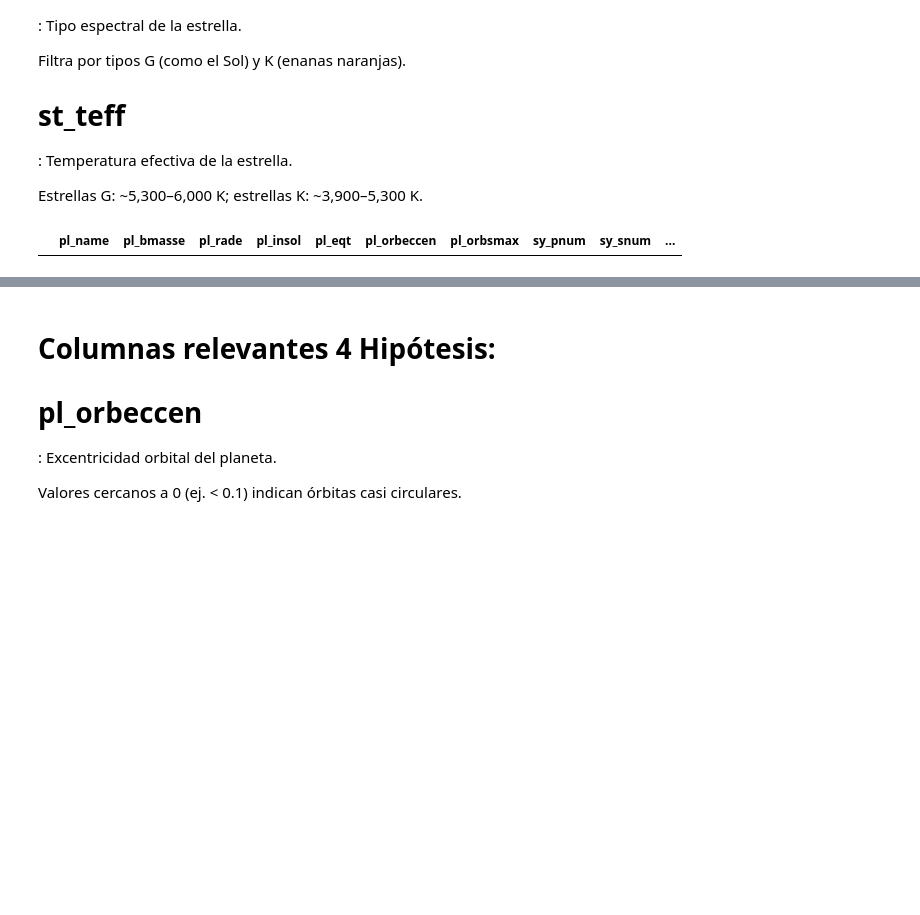
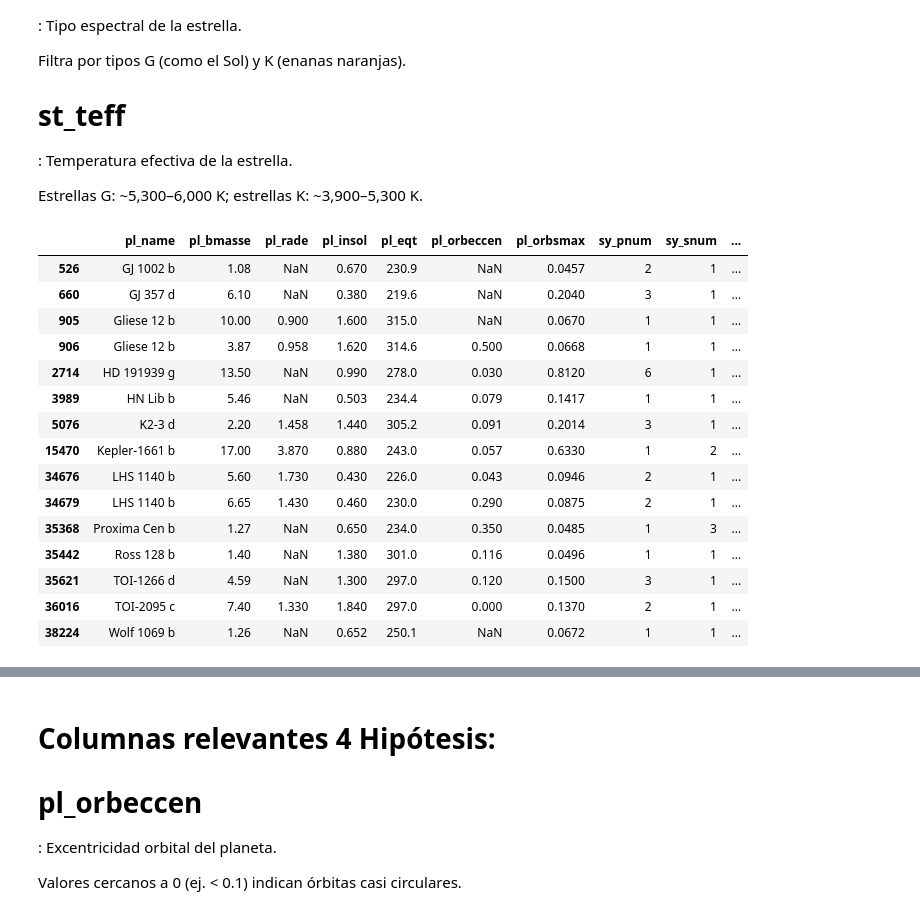
Before and after one commit to ana-macias/EDA-Astronomia, a Jupyter notebook: Notebooks/EDA.ipynb, the cells around one changed output, grey strips where cells are left out. Drawn from its saved outputs; the diff is of its cells as text; code cells hidden in the pictures; blank space fills up the shorter version.

```diff
--- a/Notebooks/EDA.ipynb
+++ b/Notebooks/EDA.ipynb
@@ -97,4 +169,5 @@ memory usage: 27.0+ MB
 # %%
+# SIN AGRUPAR POR NOMBRE DE PLANETAS
 columnas_a_conservar = [
     'pl_name',        # nombre del planeta
     'pl_bmasse',      # masa terrestre
@@ -106,7 +179,8 @@ columnas_a_conservar = [
     'sy_pnum',        # número de planetas en el sistema
     'sy_snum',
     'st_spectype',    # tipo espectral de la estrella
-    'st_teff'         # temperatura de la estrella
+    'st_teff',        # temperatura de la estrella
+    'discoverymethod'
 ]
 df_hipotesis = data[columnas_a_conservar]
 # %%
@@ -166,7 +264,7 @@ Ayuda a determinar la zona habitable de la estrella.
 Combinado con st_teff, permite calcular la zona habitable.
 # %%
 # Filtrar filas sin valores nulos en las columnas clave
-cols_necesarias = ["pl_insol", "pl_bmasse", "pl_eqt",'st_spectype']
+cols_necesarias = ["pl_insol", "pl_bmasse", "pl_eqt",'st_spectype', 'discoverymethod']
 df = df_hipotesis.dropna(subset=cols_necesarias)
 
 print (df[cols_necesarias].dtypes)
@@ -219,0 +348,22 @@ candidatos_vida_seleccion
+# %%
+# Crear columna si está en zona habitable
+df['en_habitable'] = df['pl_insol'].between(0.35, 2)
+
+# Filtrar masas entre 0.8 y 10
+df_rango = df[(df['pl_bmasse'].notna()) & (df['pl_bmasse'] >= 0.8) & (df['pl_bmasse'] <= 10)].copy()
+
+# Definir rangos de masa dentro de ese intervalo
+bins = [0.8, 2, 4, 6, 8, 10]
+labels = ['0.8–2', '2–4', '4–6', '6–8', '8–10']
+df_rango['masa_rango'] = pd.cut(df_rango['pl_bmasse'], bins=bins, labels=labels, include_lowest=True)
+
+# Agrupar y contar
+conteo = df_rango.groupby(['masa_rango', 'en_habitable']).size().unstack(fill_value=0)
+
+# Graficar
+conteo.plot(kind='bar', figsize=(10, 6), color=['salmon', 'mediumseagreen'])
+plt.title('Planetas por rango de masa (0.8–10) y zona habitable')
+plt.xlabel('Rango de masa (masas terrestres)')
+plt.ylabel('Cantidad de planetas')
+plt.legend(title='En zona habitable', labels=['No', 'Sí'])
+plt.xticks(rotation=0);
@@ -251,20 +463,35 @@ Filtra por tipos G (como el Sol) y K (enanas naranjas).
 
 Estrellas G: ~5,300–6,000 K; estrellas K: ~3,900–5,300 K.
 # %%
-df = df.dropna(subset=["pl_bmasse", "pl_eqt", "pl_insol", "st_spectype"]).copy()
+df = df.dropna(subset=["pl_bmasse", "pl_eqt", "pl_insol", "st_spectype","discoverymethod"]).copy()
 df["st_spectype"] = df["st_spectype"].astype(str).str.upper().str.strip()
 
 # Filtrar planetas habitables
 habitables = df[
-    (df["pl_bmasse"] >= 0.5) & (df["pl_bmasse"] <= 10) &
+    (df["pl_bmasse"] >= 0.5) & (df["pl_bmasse"] <= 20) & # Cambio de masa del planeta
     (df["pl_eqt"] >= 200) & (df["pl_eqt"] <= 320) &
     (df["pl_insol"] >= 0.35) & (df["pl_insol"] <= 2)
 ]
 
 # Dividir por tipo espectral
-habitables_GK = habitables[habitables["st_spectype"].str.startswith(("G", "K"))]
-habitables_otras = habitables[~habitables["st_spectype"].str.startswith(("G", "K"))]
+habitables_GK = habitables[habitables["st_spectype"].str.startswith(("G", "K", "M"))]
+habitables_otras = habitables[~habitables["st_spectype"].str.startswith(("G", "K", "M"))]
 
 habitables_GK
 # %% [output]
 |  | pl_name | pl_bmasse | pl_rade | pl_insol | pl_eqt | pl_orbeccen | pl_orbsmax | sy_pnum | sy_snum | ... |
+| 526 | GJ 1002 b | 1.08 | NaN | 0.670 | 230.9 | NaN | 0.0457 | 2 | 1 | ... |
+| 660 | GJ 357 d | 6.10 | NaN | 0.380 | 219.6 | NaN | 0.2040 | 3 | 1 | ... |
+| 905 | Gliese 12 b | 10.00 | 0.900 | 1.600 | 315.0 | NaN | 0.0670 | 1 | 1 | ... |
+| 906 | Gliese 12 b | 3.87 | 0.958 | 1.620 | 314.6 | 0.500 | 0.0668 | 1 | 1 | ... |
+| 2714 | HD 191939 g | 13.50 | NaN | 0.990 | 278.0 | 0.030 | 0.8120 | 6 | 1 | ... |
+| 3989 | HN Lib b | 5.46 | NaN | 0.503 | 234.4 | 0.079 | 0.1417 | 1 | 1 | ... |
+| 5076 | K2-3 d | 2.20 | 1.458 | 1.440 | 305.2 | 0.091 | 0.2014 | 3 | 1 | ... |
+| 15470 | Kepler-1661 b | 17.00 | 3.870 | 0.880 | 243.0 | 0.057 | 0.6330 | 1 | 2 | ... |
+| 34676 | LHS 1140 b | 5.60 | 1.730 | 0.430 | 226.0 | 0.043 | 0.0946 | 2 | 1 | ... |
+| 34679 | LHS 1140 b | 6.65 | 1.430 | 0.460 | 230.0 | 0.290 | 0.0875 | 2 | 1 | ... |
+| 35368 | Proxima Cen b | 1.27 | NaN | 0.650 | 234.0 | 0.350 | 0.0485 | 1 | 3 | ... |
+| 35442 | Ross 128 b | 1.40 | NaN | 1.380 | 301.0 | 0.116 | 0.0496 | 1 | 1 | ... |
+| 35621 | TOI-1266 d | 4.59 | NaN | 1.300 | 297.0 | 0.120 | 0.1500 | 3 | 1 | ... |
+| 36016 | TOI-2095 c | 7.40 | 1.330 | 1.840 | 297.0 | 0.000 | 0.1370 | 2 | 1 | ... |
+| 38224 | Wolf 1069 b | 1.26 | NaN | 0.652 | 250.1 | NaN | 0.0672 | 1 | 1 | ... |
```
Also changed, not shown: parts of 31 cells of this notebook, 4 other files.
